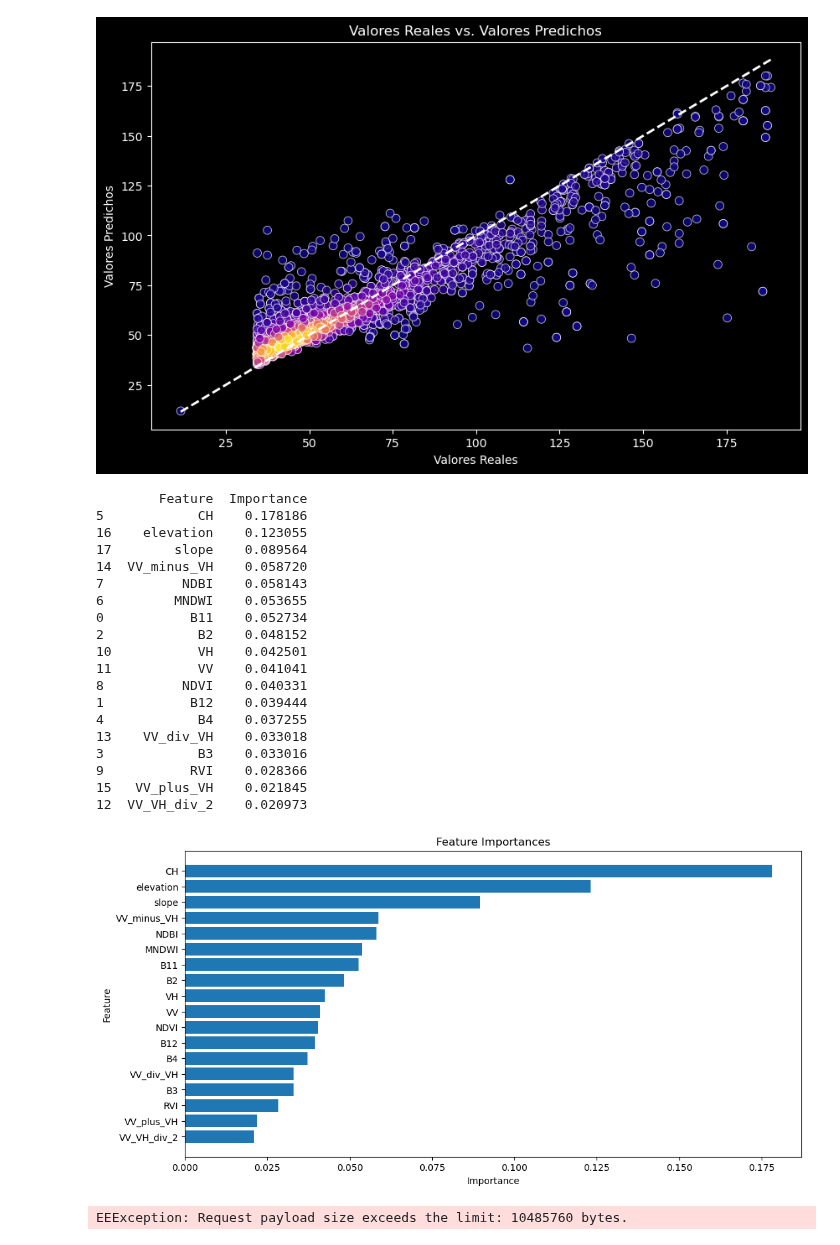
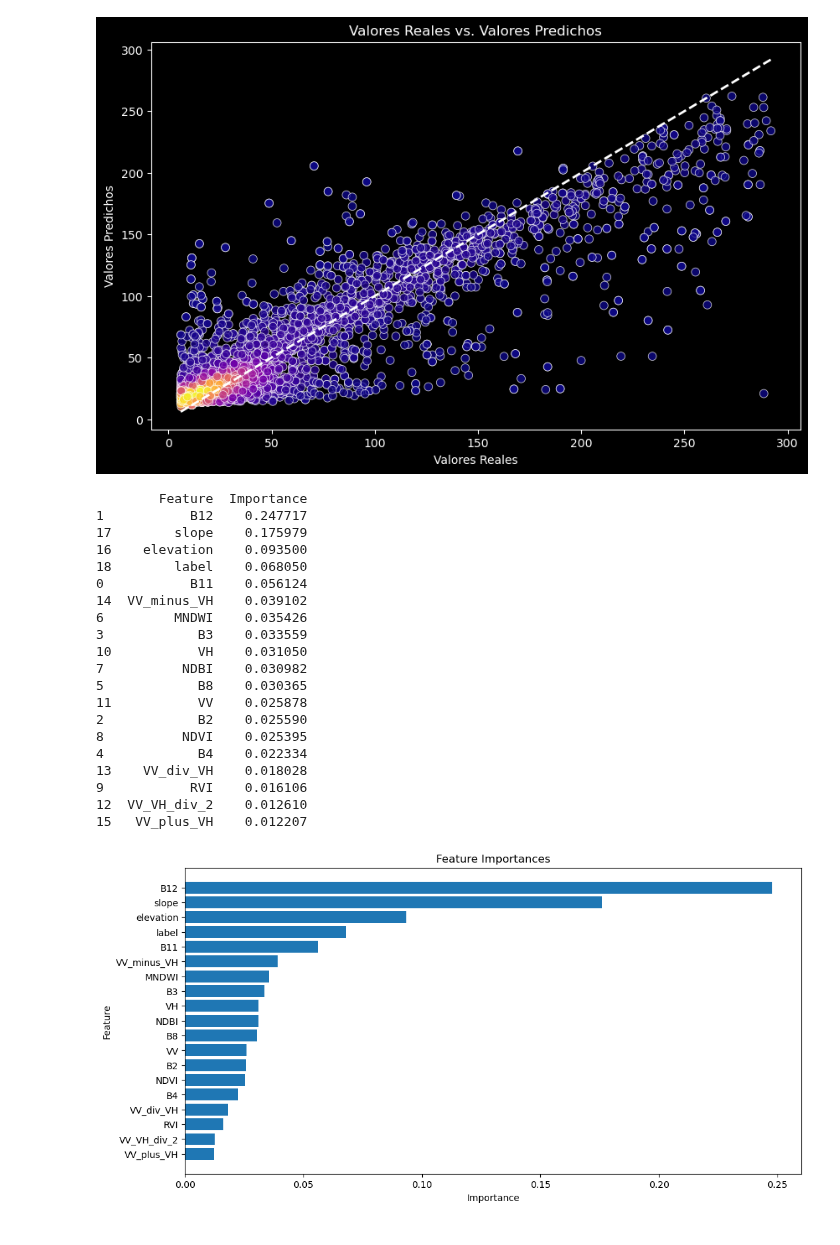
Before and after one commit to FacuBoladeras/BiomassEstimate, a Jupyter notebook: ModelGEE.ipynb, the cells around one changed output. Saved outputs shown, nothing was run; the diff lists cells and outputs as text; code cells hidden in the pictures.

```diff
--- a/ModelGEE.ipynb
+++ b/ModelGEE.ipynb
@@ -36,9 +36,18 @@ def combine_csv_files(folder_path):
     return combined_df
 
 # Ejemplo de uso
-folder_path = 'C://Users//Facu//Downloads//Datos_Nepal'
-combined_df = combine_csv_files(folder_path)
-combined_df.to_csv("RF_nepal_data.csv", index=False)
+folder_path_2019 = 'C://Users//Facu//Downloads//EE_malawi_2019'
+combined_df_2019 = combine_csv_files(folder_path_2019)
+
+
+folder_path_2020 = 'C://Users//Facu//Downloads//EE_malawi_2020'
+combined_df_2020 = combine_csv_files(folder_path_2020)
+
+
+folder_path_2021 = 'C://Users//Facu//Downloads//EE_malawi_2021'
+combined_df_2021 = combine_csv_files(folder_path_2021)
+
+combined_df = pd.concat([combined_df_2019, combined_df_2020, combined_df_2021], ignore_index=True)
 # %%
 # Calcular la nueva columna 'threshold'
 # Calcular la nueva columna 'threshold'
@@ -124,6 +133,6 @@ df_filtered_remove
 # %%
-df_nuevo = df_filtered_remove[df_filtered_remove['agbd'] <= 180]
+df_nuevo = df_filtered_remove[df_filtered_remove['agbd'] <= 500]
+df_nuevo = df_filtered_remove[df_filtered_remove['slope'] <= 30]
 df_nuevo.info()
-label = df_nuevo['agbd']
 # %% [output]
 <class 'pandas.core.frame.DataFrame'>
@@ -150,8 +159,8 @@ memory usage: 1.7+ MB
 def drop_columns(df, columns_to_drop):
     return df.drop(columns=columns_to_drop)
 
-columns_to_drop = ['threshold', 'agbd_se','.geo','system:index']
-df_modified = drop_columns(df_filtered_remove, columns_to_drop)
+columns_to_drop = ['threshold', 'agbd_se','B8','CH','.geo','system:index']
+df_modified = drop_columns(df_nuevo, columns_to_drop)
 df_modified.info()
 # %% [output]
 <class 'pandas.core.frame.DataFrame'>
@@ -256,5 +264,6 @@ R^2 Score: 0.8216574307561473
 # %%
-rf = RandomForestRegressor(bootstrap= True, max_depth= 14, min_samples_leaf= 1, min_samples_split= 2, n_estimators= 100, random_state=42)
+import numpy as np
+rf = RandomForestRegressor(bootstrap= True, max_depth= 20, min_samples_leaf= 1, min_samples_split= 2, n_estimators= 100, random_state=42)
 
 
 rf.fit(X_train, y_train)
@@ -308,53 +317,54 @@ plt.savefig('real_vs_predicho2.png', facecolor='black')
 # Mostrar el gráfico
 plt.show()
 # %% [output]
-[figure, old version]
+[figure, new version]
 # %%
 import matplotlib.pyplot as plt
 # Obtener la importancia de las características
-feature_importances = best_rf.feature_importances_
+feature_importances = rf.feature_importances_
 
 # Crear un DataFrame para organizar las importancias de las características
 feature_importances_df = pd.DataFrame({
     'Feature': X_train.columns,
     'Importance': feature_importances
 })
 
 # Ordenar el DataFrame por importancia
 feature_importances_df = feature_importances_df.sort_values(by='Importance', ascending=False)
 
 # Mostrar las importancias de las características
 print(feature_importances_df)
 
 # Graficar las importancias de las características
 plt.figure(figsize=(12, 6))
 plt.barh(feature_importances_df['Feature'], feature_importances_df['Importance'])
 plt.xlabel('Importance')
 plt.ylabel('Feature')
 plt.title('Feature Importances')
 plt.gca().invert_yaxis()
 plt.show()
 # %% [output]
         Feature  Importance
-5            CH    0.178186
-16    elevation    0.123055
-17        slope    0.089564
-14  VV_minus_VH    0.058720
-7          NDBI    0.058143
-6         MNDWI    0.053655
-0           B11    0.052734
-2            B2    0.048152
-10           VH    0.042501
-11           VV    0.041041
-8          NDVI    0.040331
-1           B12    0.039444
-4            B4    0.037255
-13    VV_div_VH    0.033018
-3            B3    0.033016
-9           RVI    0.028366
-15   VV_plus_VH    0.021845
-12  VV_VH_div_2    0.020973
+1           B12    0.247717
+17        slope    0.175979
+16    elevation    0.093500
+18        label    0.068050
+0           B11    0.056124
+14  VV_minus_VH    0.039102
+6         MNDWI    0.035426
+3            B3    0.033559
+10           VH    0.031050
+7          NDBI    0.030982
+5            B8    0.030365
+11           VV    0.025878
+2            B2    0.025590
+8          NDVI    0.025395
+4            B4    0.022334
+13    VV_div_VH    0.018028
+9           RVI    0.016106
+12  VV_VH_div_2    0.012610
+15   VV_plus_VH    0.012207
-[figure, old version]
+[figure, new version]
 # %%
 # convert the estimator into a list of strings
 # this function also works with the ensemble.ExtraTrees estimator
@@ -369,9 +379,7 @@ ee_classifier = ml.strings_to_classifier(trees)
 user_id = 'users/facuboladerasgee'
 # specify asset id where to save trees
 # be sure to change  to your ee user name
-asset_id = user_id + "/Rf_Gee_nepal_optimo2"
+asset_id = user_id + "/Rf_Malawi_"
 asset_id
 # kick off an export process so it will be saved to the ee asset
 ml.export_trees_to_fc(trees, asset_id)
-# %% [output]
-EEException: Request payload size exceeds the limit: 10485760 bytes.
```
Also changed, not shown: parts of 15 cells of this notebook, 5 other files.
